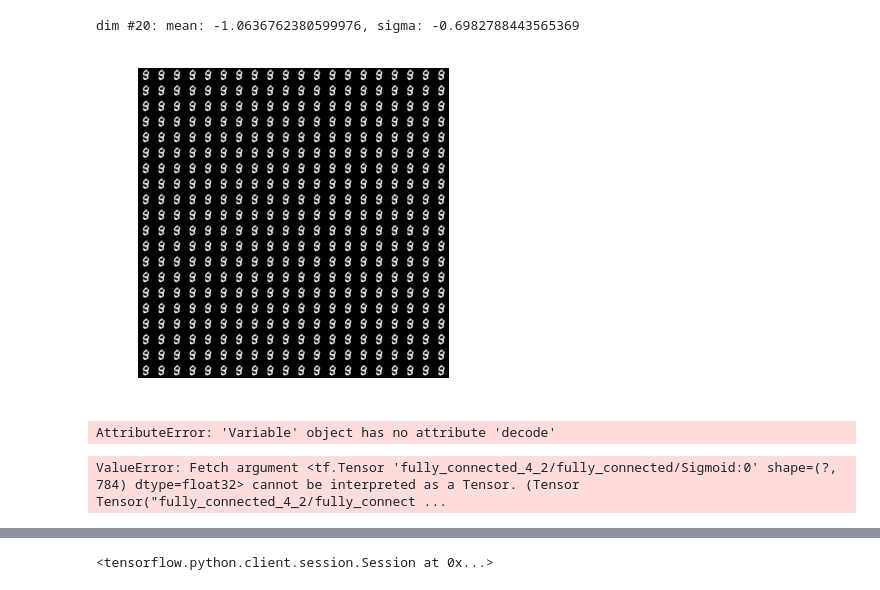
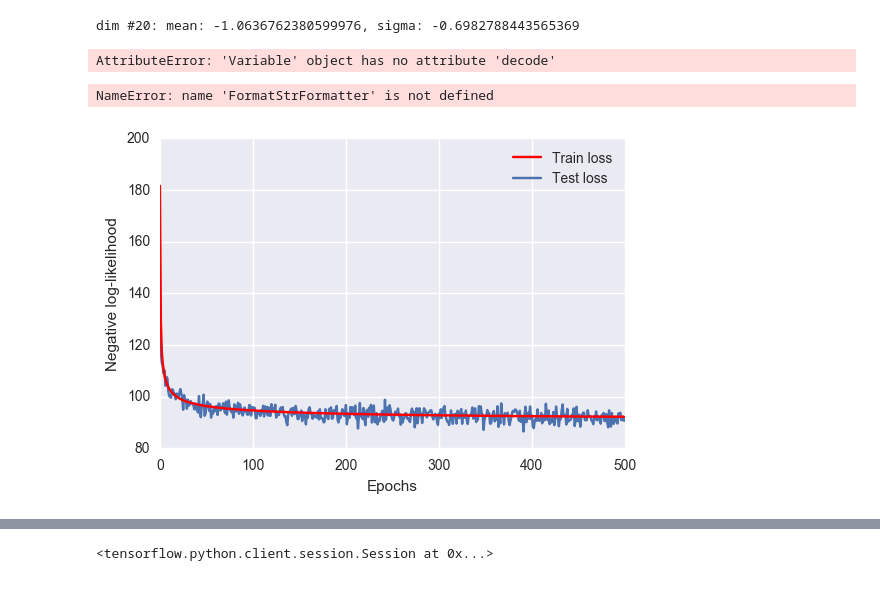
Before and after one commit to Spotlight0xff/deeplearning-seminar, a Jupyter notebook: code/notebooks/test_vae_2dim.ipynb, the cells around one changed output, grey strips where cells are left out. Drawn from its saved outputs; the diff is of its cells as text; code cells hidden in the pictures.

Commit message:
update test vae nb

```diff
--- a/code/notebooks/test_vae_2dim.ipynb
+++ b/code/notebooks/test_vae_2dim.ipynb
@@ -13,5 +17,5 @@ arch = [784,512,512,2]
 # %%
-v = VAE.VAE(arch=arch, name='784-512-512-2-new')
+v = VAE.VAE(arch=arch, name='784-512-512-50-v2', learning_rate=0.001)
 # %% [output]
 Building tensorflow graph with the following hyper parameters:
         batch_size: 128
@@ -33,5 +37,3 @@ Extracting MNIST_data/train-images-idx3-ubyte.gz
 Extracting MNIST_data/train-labels-idx1-ubyte.gz
 Extracting MNIST_data/t10k-images-idx3-ubyte.gz
 Extracting MNIST_data/t10k-labels-idx1-ubyte.gz
-# %%
-v.train(mnist, num_epochs=300, plot_manifold = False)
@@ -43,0 +40,2 @@ InternalError: Blas SGEMM launch failed : a.shape=(128, 784), b.shape=(784, 512)
+# %%
+loss = list(v.train(mnist, num_epochs=500))
@@ -73,11 +89,9 @@ np.set_printoptions(precision=5)
 print("dim #20: mean: {}, sigma: {}".format(z[0][0,20], z[1][0,20]))
 # %% [output]
 dim #20: mean: -1.0636762380599976, sigma: -0.6982788443565369
-# %%
-%matplotlib inline
-v.plot_manifold(axis=(0,1), range_x=(-3,3), range_y=(-3,3))
-# %% [output]
-[figure, removed]
+# %%
+import numpy as np
+loss2 = np.array(loss)
 # %%
 x1 = range(0,5)
 x2 = range(0,5)
@@ -92,18 +106,22 @@ plt.tight_layout()
 plt.savefig('vae_samples_close_2dim.pdf')
 # %% [output]
 AttributeError: 'Variable' object has no attribute 'decode'
-# %%
-x1 = range(0,5)
-x2 = range(0,5)
-manifold = np.zeros(shape=(len(x1)*28, len(x2)*28))
-for i_x, x in enumerate(x1):
-    for i_y, y in enumerate(x2):
-        img = v.decode()
-        manifold[i_x*28:(i_x+1)*28,i_y*28:(i_y+1)*28] = choice(mnist.test.images).reshape(28,28)
-plt.imshow(manifold, cmap=plt.cm.gray_r)
-plt.axis('off')
-plt.tight_layout()
-plt.savefig('mnist_samples_close_2dim.pdf')
-# %% [output]
-ValueError: Fetch argument <tf.Tensor 'fully_connected_4_2/fully_connected/Sigmoid:0' shape=(?, 784) dtype=float32> cannot be interpreted as a Tensor. (Tensor Tensor("fully_connected_4_2/fully_connect ...
+# %%
+import matplotlib.pyplot as plt
+sns.set_style("darkgrid")
+test_loss, = plt.plot(loss2[:,0], loss2[:,2], label = 'Test loss')
+train_loss, = plt.plot(loss2[:,0], loss2[:,1], label = 'Train loss', color='red')
+plt.xlabel('Epochs')
+plt.ylabel('Negative log-likelihood')
+plt.legend(handles=[train_loss, test_loss])
+formatter = FormatStrFormatter('%d')
+plt.gca().get_xaxis().set_major_formatter(formatter)
+plt.savefig(self.get_pdf('loss'))
+sns.set_style(None)
+# also save loss to file
+np.savetxt(os.path.join(self.results_dir, 'loss.np'), loss)
+plt.close()
+# %% [output]
+NameError: name 'FormatStrFormatter' is not defined
+[figure, added]
 # %%
```
Also changed, not shown: parts of 9 cells of this notebook.
